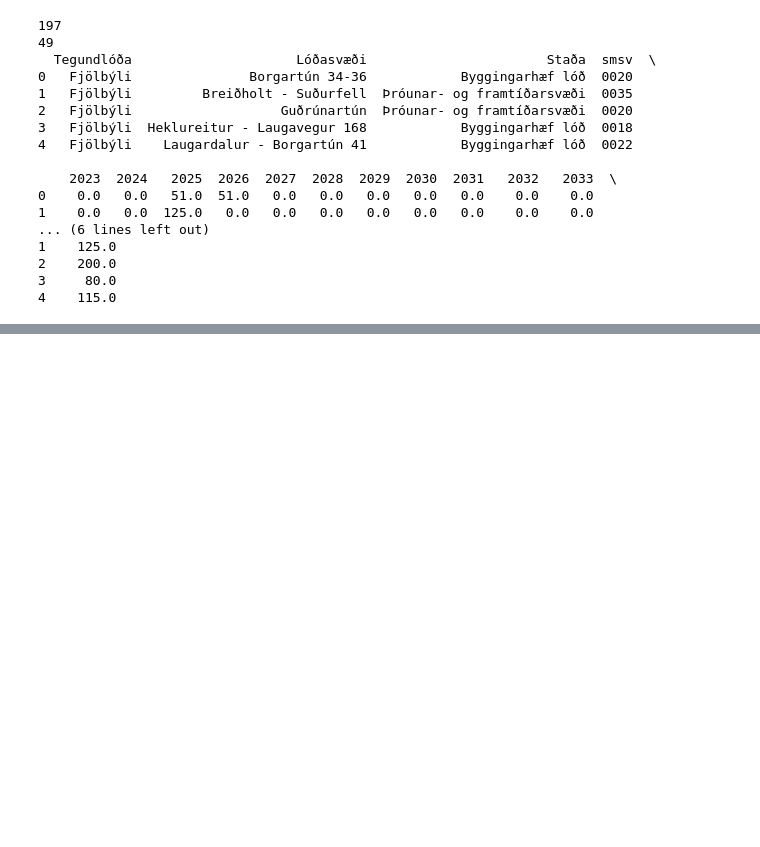
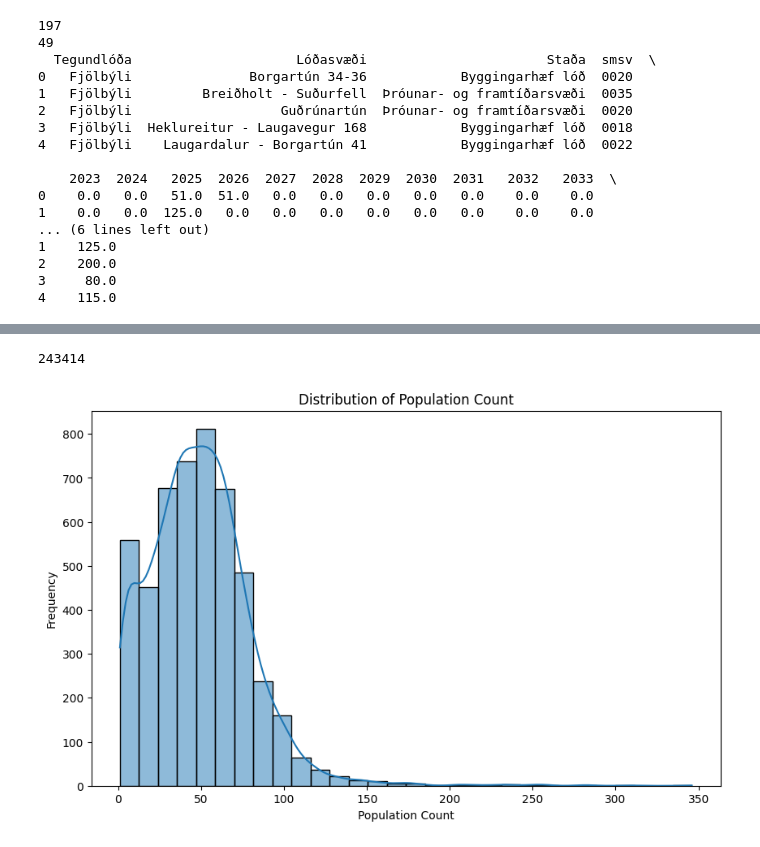
Before and after one commit to kunwarsandesh/Datathon_2024, a Jupyter notebook: data_exploration.ipynb, the cells around one changed output, grey strips where cells are left out. Saved outputs shown, nothing was run; the diff lists cells and outputs as text; code cells hidden in the pictures; blank space fills up the shorter version.

```diff
--- a/data_exploration.ipynb
+++ b/data_exploration.ipynb
@@ -255,0 +338,31 @@ print(construction_sites_df.head())
+# %%
+import matplotlib.pyplot as plt
+import seaborn as sns
+
+#copy of population_df
+population_df_copy = population_df.copy()
+
+#filter ar 2024 only
+population_df_copy = population_df_copy[population_df_copy['ar'] == 2024]
+
+#filter out smsv values that are not in smsv_arr
+population_df_copy = population_df_copy[population_df_copy['smsv'].isin(smsv_arr)]
+
+
+#total sum of population count
+total_population = population_df_copy['fjoldi'].sum()
+
+print(total_population) #prints 243414
+
+
+
+# do a distribution of population count
+plt.figure(figsize=(10, 6))
+sns.histplot(population_df_copy['fjoldi'], bins=30, kde=True)
+plt.title('Distribution of Population Count')
+plt.xlabel('Population Count')
+plt.ylabel('Frequency')
+plt.show()
+# %% [output]
+243414
+[figure, added]
```
Also changed, not shown: parts of 7 cells of this notebook.
